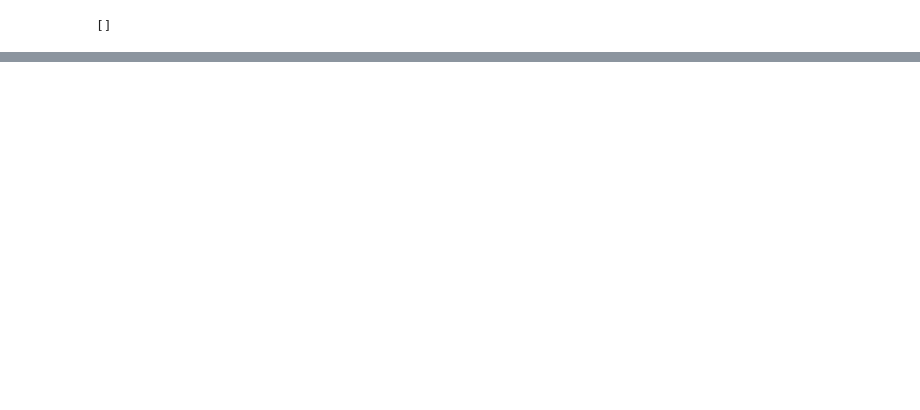
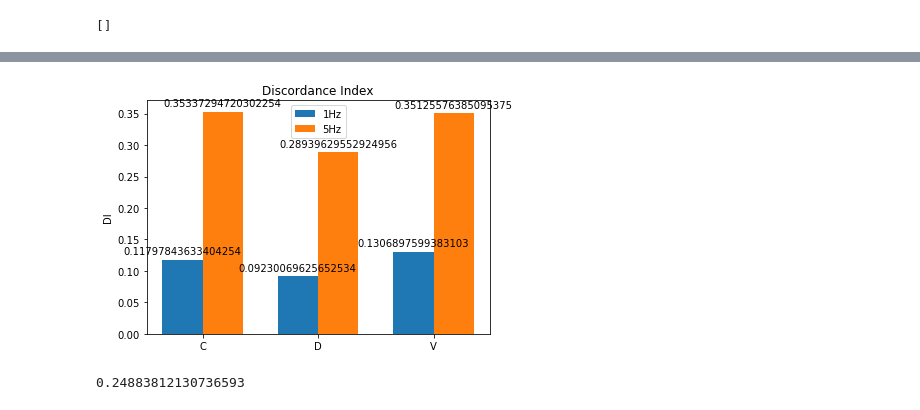
Before and after one commit to CardiAP/DesktopApp, a Jupyter notebook: PruebaAnalisisDisincronia.ipynb, the cells around one changed output, grey strips where cells are left out. Drawn from its saved outputs; the diff is of its cells as text; code cells hidden in the pictures; blank space fills up the shorter version.

Commit message:
graph DI

```diff
--- a/PruebaAnalisisDisincronia.ipynb
+++ b/PruebaAnalisisDisincronia.ipynb
@@ -372,0 +348,11 @@ no possible calculation
+# %%
+disc_index = pd.read_csv('C:/Users/Leand/OneDrive/Documentos/Lean/Analizador_imagenes_calcio/Luis/discordances_indexes.csv', encoding='utf-8', sep='\t')
+# %%
+DI_1hz_C = (disc_index[(disc_index['Frecuencia'] == 1) & (disc_index['Tratamiento'] =='C')]['DI'])
+DI_5hz_C = disc_index[(disc_index['Frecuencia'] == 5) & (disc_index['Tratamiento'] =='C')]['DI']
+DI_1hz_D = disc_index[(disc_index['Frecuencia'] == 1) & (disc_index['Tratamiento'] =='D')]['DI']
+DI_5hz_D = disc_index[(disc_index['Frecuencia'] == 5) & (disc_index['Tratamiento'] =='D')]['DI']
+DI_1hz_V = disc_index[(disc_index['Frecuencia'] == 1) & (disc_index['Tratamiento'] =='V')]['DI']
+DI_5hz_V = disc_index[(disc_index['Frecuencia'] == 5) & (disc_index['Tratamiento'] =='V')]['DI']
+
+df = pd.concat([DI_1hz_C,DI_5hz_C,DI_1hz_D,DI_5hz_D,DI_1hz_V,DI_5hz_V], ignore_index=True, axis=1)
@@ -372,0 +371,48 @@ no possible calculation
+# %%
+import matplotlib.pyplot as plt
+import numpy as np
+
+
+labels = ['C', 'D', 'V']
+Hz1 = [DI_1hz_C.mean(), DI_1hz_D.mean(), DI_1hz_V.mean()]
+Hz5 = [DI_5hz_C.mean(), DI_5hz_D.mean(), DI_5hz_V.mean()]
+
+x = np.arange(len(labels))  # the label locations
+width = 0.35  # the width of the bars
+
+fig, ax = plt.subplots()
+rects1 = ax.bar(x - width/2, Hz1, width, label='1Hz')
+rects2 = ax.bar(x + width/2, Hz5, width, label='5Hz')
+
+# Add some text for labels, title and custom x-axis tick labels, etc.
+ax.set_ylabel('DI')
+ax.set_title('Discordance Index')
+ax.set_xticks(x)
+ax.set_xticklabels(labels)
+ax.legend()
+
+def autolabel(rects):
+    """Attach a text label above each bar in *rects*, displaying its height."""
+    for rect in rects:
+        height = rect.get_height()
+        ax.annotate('{}'.format(height),
+                    xy=(rect.get_x() + rect.get_width() / 2, height),
+                    xytext=(0, 3),  # 3 points vertical offset
+                    textcoords="offset points",
+                    ha='center', va='bottom')
+
+
+autolabel(rects1)
+autolabel(rects2)
+
+fig.tight_layout()
+
+plt.savefig('C:/Users/Leand/OneDrive/Documentos/Lean/Analizador_imagenes_calcio/Luis/DI.png')
+# %% [output]
+[figure, added]
+# %%
+from scipy.stats import ttest_ind, ttest_ind_from_stats
+t, p = ttest_ind(DI_5hz_C['DI'], DI_5hz_D['DI'], equal_var=False)
+p
+# %% [output]
+0.24883812130736593
```
Also changed, not shown: parts of 9 cells of this notebook.
